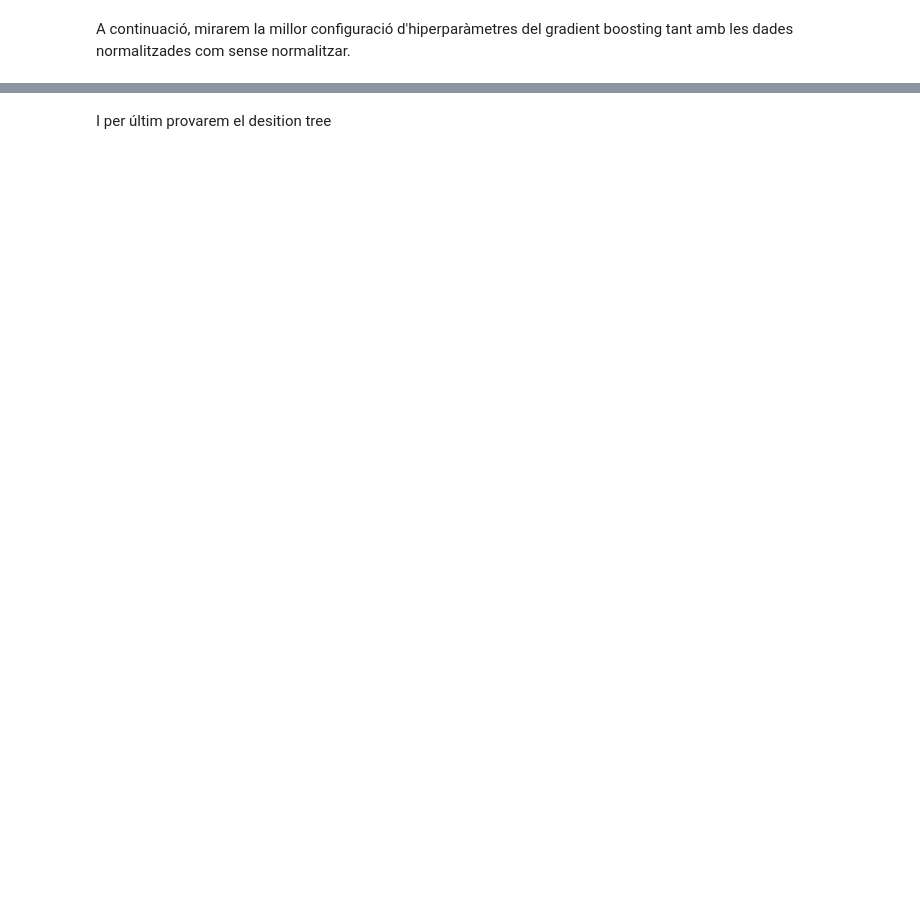
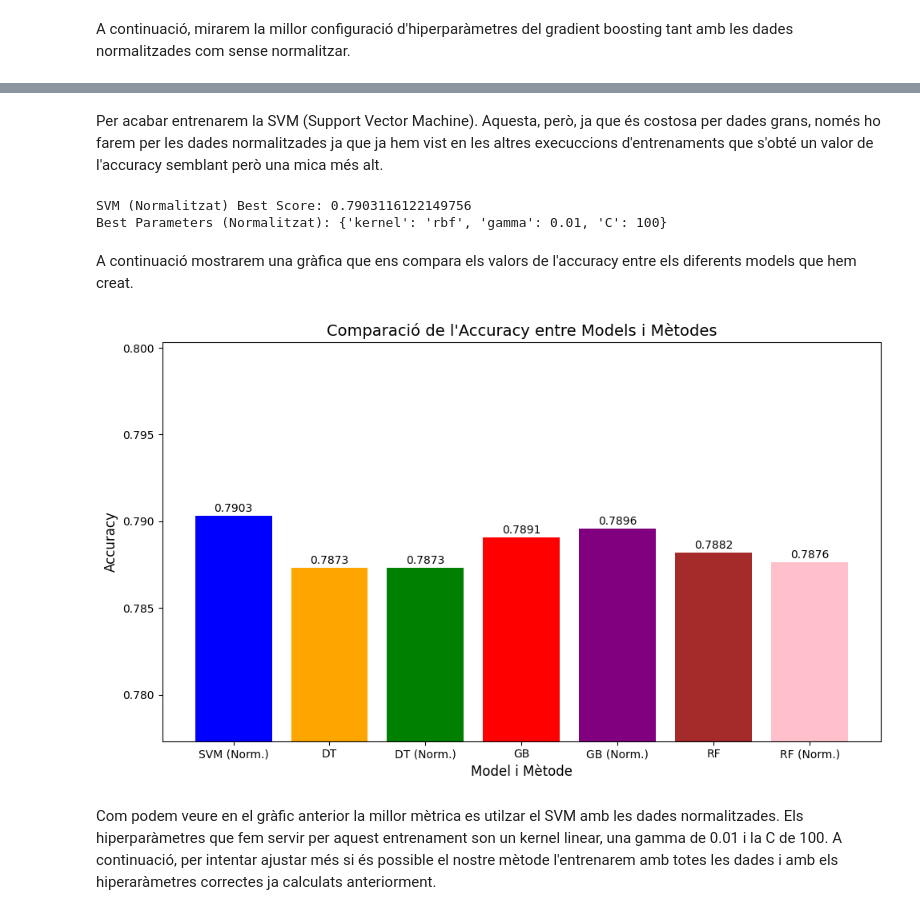
Before and after one commit to PereLlauradoAdeva/CasKaggle, a Jupyter notebook: CasKaggle.ipynb, the cells around one changed output, grey strips where cells are left out. Saved outputs shown, nothing was run; the diff lists cells and outputs as text; code cells hidden in the pictures; blank space fills up the shorter version.

Commit message:
Commit Final
Hem tingut problemes amb el meu usuari de GitHub però finalment podem fer el commit.

```diff
--- a/CasKaggle.ipynb
+++ b/CasKaggle.ipynb
@@ -406,35 +450,25 @@ Ara entrenarem el SVM.
+# %% [markdown]
+Per acabar entrenarem la SVM (Support Vector Machine). Aquesta, però, ja que és costosa per dades grans, només ho farem per les dades normalitzades ja que ja hem vist en les altres execuccions d'entrenaments que s'obté un valor de l'accuracy semblant però una mica més alt.
 # %%
-# Paràmetres optimitzats
 param_dist_svm = {
     'C': [0.1, 1, 10, 100],            # Regularització
     'kernel': ['linear', 'rbf'],       # Tipus de kernel
     'gamma': ['scale', 'auto', 0.001, 0.01, 0.1, 1]  # Gamma per kernels no lineals
 }
 
-# RandomizedSearchCV per a dades no normalitzades
-random_search_svm = RandomizedSearchCV(SVC(random_state=42),
-                                       param_distributions=param_dist_svm,
-                                       n_iter=10,  # Limitar el nombre de proves
-                                       cv=3,       # Reduir el nombre de folds
-                                       scoring='accuracy',
-                                       n_jobs=-1,
-                                       random_state=42)
-random_search_svm.fit(X_train, y_train)
-
 # RandomizedSearchCV per a dades normalitzades
 random_search_svm_norm = RandomizedSearchCV(SVC(random_state=42),
                                             param_distributions=param_dist_svm,
-                                            n_iter=10,
-                                            cv=3,
+                                            n_iter=5,  # Nombre d'iteracions.
+                                            cv=3,      # Numero de folds
                                             scoring='accuracy',
                                             n_jobs=-1,
                                             random_state=42)
-random_search_svm_norm.fit(X_train_norm, y_train)
+random_search_svm_norm.fit(X_train_norm_subset, y_train_norm_subset)
 
 # Resultats
-print(f"SVM (No Normalitzat) Best Score: {random_search_svm.best_score_}")
 print(f"SVM (Normalitzat) Best Score: {random_search_svm_norm.best_score_}")
-print(f"Best Parameters (No Normalitzat): {random_search_svm.best_params_}")
 print(f"Best Parameters (Normalitzat): {random_search_svm_norm.best_params_}")
+# %% [output]
+SVM (Normalitzat) Best Score: 0.7903116122149756
+Best Parameters (Normalitzat): {'kernel': 'rbf', 'gamma': 0.01, 'C': 100}
-# %% [markdown]
-I per últim provarem el desition tree
@@ -474,0 +475,50 @@ print(f"Best Parameters (Normalitzat): {random_search_dt_norm.best_params_}")
+# %% [markdown]
+A continuació mostrarem una gràfica que ens compara els valors de l'accuracy entre els diferents models que hem creat.
+# %%
+import matplotlib.pyplot as plt
+
+# Valors d'accuracy per als diferents mètodes
+models = [
+    "SVM (Norm.)",
+    "DT",
+    "DT (Norm.)",
+    "GB",
+    "GB (Norm.)",
+    "RF",
+    "RF (Norm.)"
+]
+accuracies = [
+    random_search_svm_norm.best_score_,
+    random_search_dt.best_score_,
+    random_search_dt_norm.best_score_,
+    random_search_gb.best_score_,
+    random_search_gb_norm.best_score_,
+    random_search_rf.best_score_,
+    random_search_rf_norm.best_score_
+]
+
+# Configuració per augmentar la precisió visual
+min_acc = min(accuracies) - 0.01  # Límits inferiors amb un petit marge
+max_acc = max(accuracies) + 0.01  # Límits superiors amb un petit marge
+
+# Crear el gràfic de barres
+plt.figure(figsize=(10, 6))
+plt.bar(models, accuracies, color=['blue', 'orange', 'green', 'red', 'purple', 'brown', 'pink'])
+
+# Etiquetes i títol
+plt.xlabel('Model i Mètode', fontsize=12)
+plt.ylabel('Accuracy', fontsize=12)
+plt.title('Comparació de l\'Accuracy entre Models i Mètodes', fontsize=14)
+plt.ylim(min_acc, max_acc)  # Centrar-se en un rang més petit
+
+# Afegir els valors al damunt de les barres
+for i, acc in enumerate(accuracies):
+    plt.text(i, acc + (max_acc - min_acc) * 0.01, f"{acc:.4f}", ha='center', fontsize=10)
+
+# Mostrar el gràfic
+plt.tight_layout()
+plt.show()
+# %% [output]
+[figure, added]
+# %% [markdown]
+Com podem veure en el gràfic anterior la millor mètrica es utilzar el SVM amb les dades normalitzades. Els hiperparàmetres que fem servir per aquest entrenament son un kernel linear, una gamma de 0.01 i la C de 100. A continuació, per intentar ajustar més si és possible el nostre mètode l'entrenarem amb totes les dades i amb els hiperaràmetres correctes ja calculats anteriorment.
```
Also changed, not shown: parts of 22 cells of this notebook.
